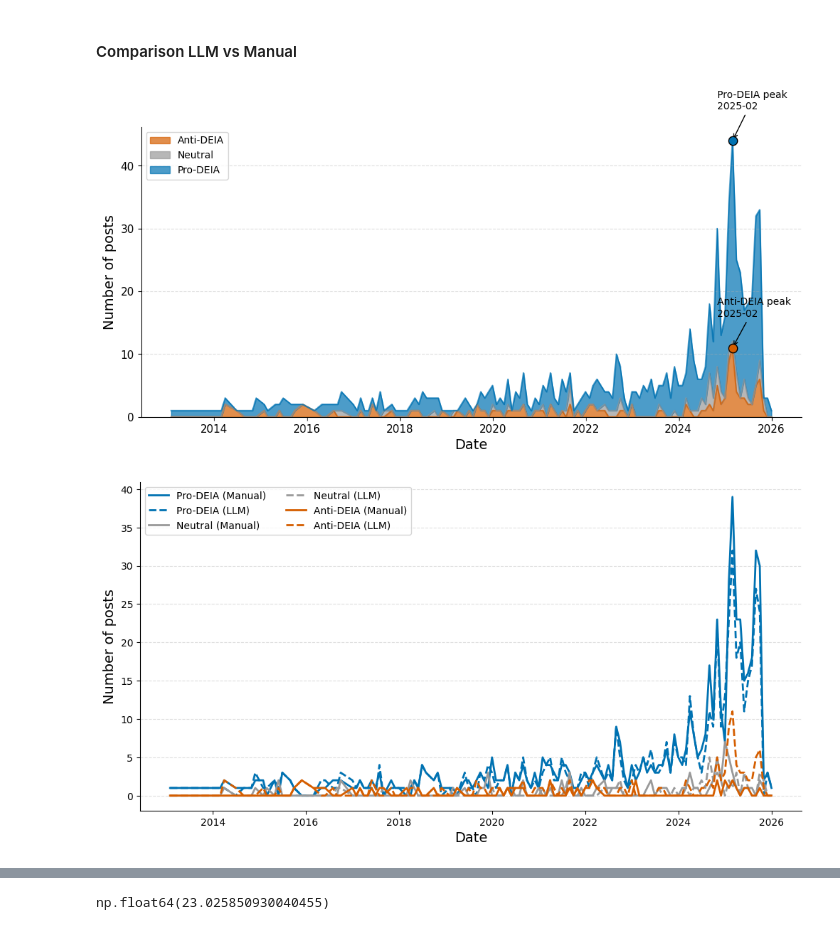
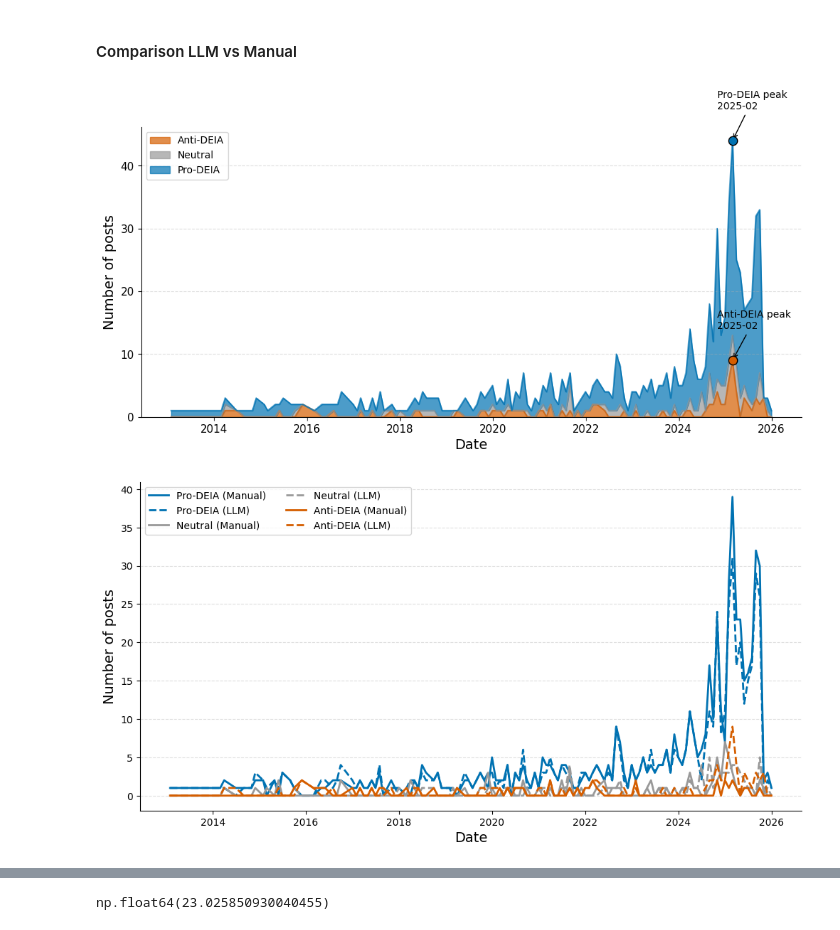
Before and after one commit to MarioJOP/deia-analysis, a Jupyter notebook: RQ3_temporal_analysis.ipynb, the cells around one changed output, grey strips where cells are left out. Saved outputs shown, nothing was run; the diff lists cells and outputs as text; code cells hidden in the pictures.

```diff
--- a/RQ3_temporal_analysis.ipynb
+++ b/RQ3_temporal_analysis.ipynb
@@ -958,9 +961,9 @@ def extract_polarization_pipeline(df, column_name):
 
     return results
 # %%
-llama["polarization_class_fewshot"] = extract_polarization_pipeline(
+llama["polarization_class_oneshot"] = extract_polarization_pipeline(
             llama,
-            "polarization_fewshot"
+            "polarization_oneshot"
         )
 # %% [markdown]
 #### Comparison LLM vs Manual
@@ -969,7 +972,7 @@ llama["Date"] = pd.to_datetime(llama["Date"])
 
 polarization_time = (
     llama
-    .groupby([pd.Grouper(key="Date", freq="ME"), "polarization_class_fewshot"])
+    .groupby([pd.Grouper(key="Date", freq="ME"), "polarization_class_oneshot"])
     .size()
     .unstack(fill_value=0)
 )
@@ -1030,34 +1033,34 @@ ax.annotate(
     xytext=(peak_date_anti - pd.Timedelta(days=120), y_anti + 5),
     arrowprops=dict(arrowstyle="->"),
     fontsize=10
 )
 
 ax.grid(axis="y", linestyle="--", alpha=0.4)
 
 plt.xticks(rotation=0)
 ax.tick_params(axis="x", labelsize=11)
 ax.tick_params(axis="y", labelsize=11)
 
 for label in ax.get_xticklabels():
     label.set_ha("center")
 
 plt.ylabel("Number of posts", fontdict={"size": 14})
 plt.xlabel("Date", fontdict={"size": 14})
 
 ax.spines["top"].set_visible(False)
 ax.spines["right"].set_visible(False)
 
 plt.legend()
 
 plt.savefig(
     figures_path / "polarization_over_time_llama.pdf",
     dpi=600,
     bbox_inches="tight"
 )
 
 plt.show()
 # %% [output]
-[figure, old version]
+[figure, new version]
 # %%
 import pandas as pd
 import matplotlib.pyplot as plt
@@ -1083,7 +1086,7 @@ llama["Date"] = pd.to_datetime(llama["Date"])
 
 llm_time = (
     llama
-    .groupby([pd.Grouper(key="Date", freq="ME"), "polarization_class_fewshot"])
+    .groupby([pd.Grouper(key="Date", freq="ME"), "polarization_class_oneshot"])
     .size()
     .unstack(fill_value=0)
 )
@@ -1157,7 +1160,7 @@ plt.savefig(
 
 plt.show()
 # %% [output]
-[figure, old version]
+[figure, new version]
 # %%
 stat, pvalue = pearsonr(
     manual_time["Pro-DEIA"],
```
Also changed, not shown: parts of 7 cells of this notebook, 6 other files.
